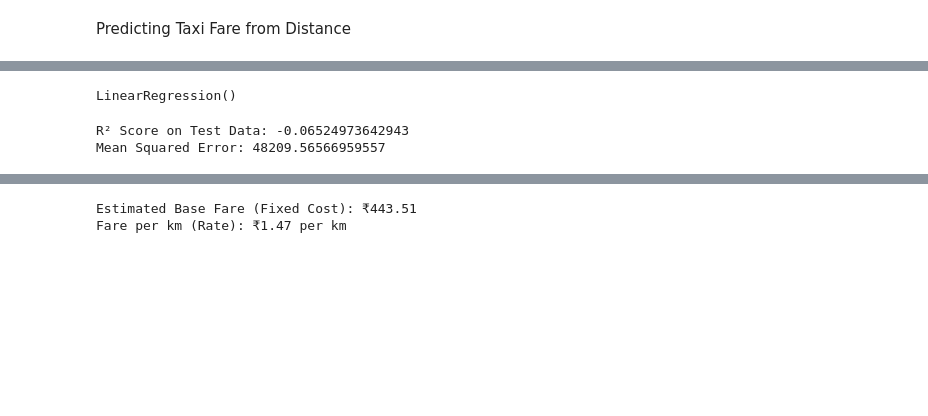
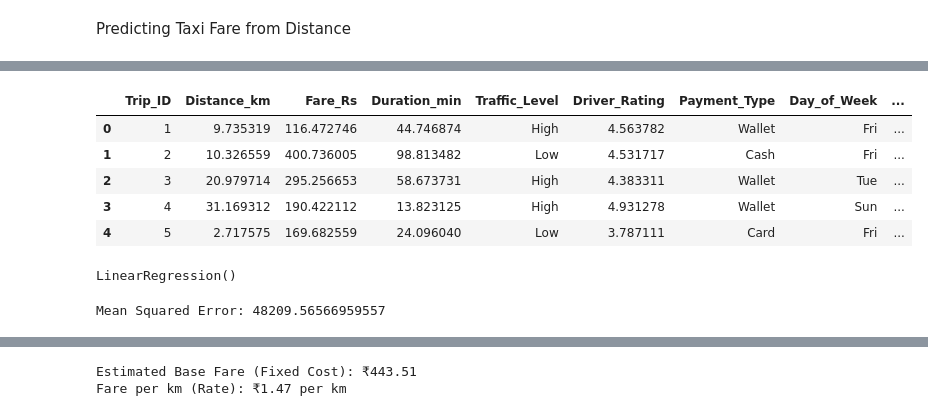
Before and after one commit to VARSHINI71710/Linear_regression, a Jupyter notebook: main.ipynb, the cells around one changed output, grey strips where cells are left out. Drawn from its saved outputs; the diff is of its cells as text; code cells hidden in the pictures; blank space fills up the shorter version.

```diff
--- a/main.ipynb
+++ b/main.ipynb
@@ -12,3 +34,12 @@ df=pd.read_csv("C:/Users/varsh/Downloads/regression_datasets_large.xlsx - Taxi_F
+# %%
+df.head()
+# %% [output]
+|  | Trip_ID | Distance_km | Fare_Rs | Duration_min | Traffic_Level | Driver_Rating | Payment_Type | Day_of_Week | ... |
+| 0 | 1 | 9.735319 | 116.472746 | 44.746874 | High | 4.563782 | Wallet | Fri | ... |
+| 1 | 2 | 10.326559 | 400.736005 | 98.813482 | Low | 4.531717 | Cash | Fri | ... |
+| 2 | 3 | 20.979714 | 295.256653 | 58.673731 | High | 4.383311 | Wallet | Tue | ... |
+| 3 | 4 | 31.169312 | 190.422112 | 13.823125 | High | 4.931278 | Wallet | Sun | ... |
+| 4 | 5 | 2.717575 | 169.682559 | 24.096040 | Low | 3.787111 | Card | Fri | ... |
 # %%
 X=df[["Distance_km"]]                         # feature matrix (2D): distance is the input to the model
 y=df["Fare_Rs"]
@@ -21,10 +52,9 @@ model.fit(X_train,y_train)                     # learn slope (₹/km) and interc
 LinearRegression()
 # %%
 y_pred=model.predict(X_test)                  # model makes predictions for X_test
-print("R² Score on Test Data:", r2_score(y_test, y_pred))       # how much variance is explained (closer to 1 is better)
+
 print("Mean Squared Error:", mean_squared_error(y_test, y_pred)) # average squared error (smaller is better)
 # %% [output]
-R² Score on Test Data: -0.06524973642943
 Mean Squared Error: 48209.56566959557
 # %%
 trip_distance = float(input("Enter trip distance in km: "))
```
Also changed, not shown: parts of 5 cells of this notebook.
